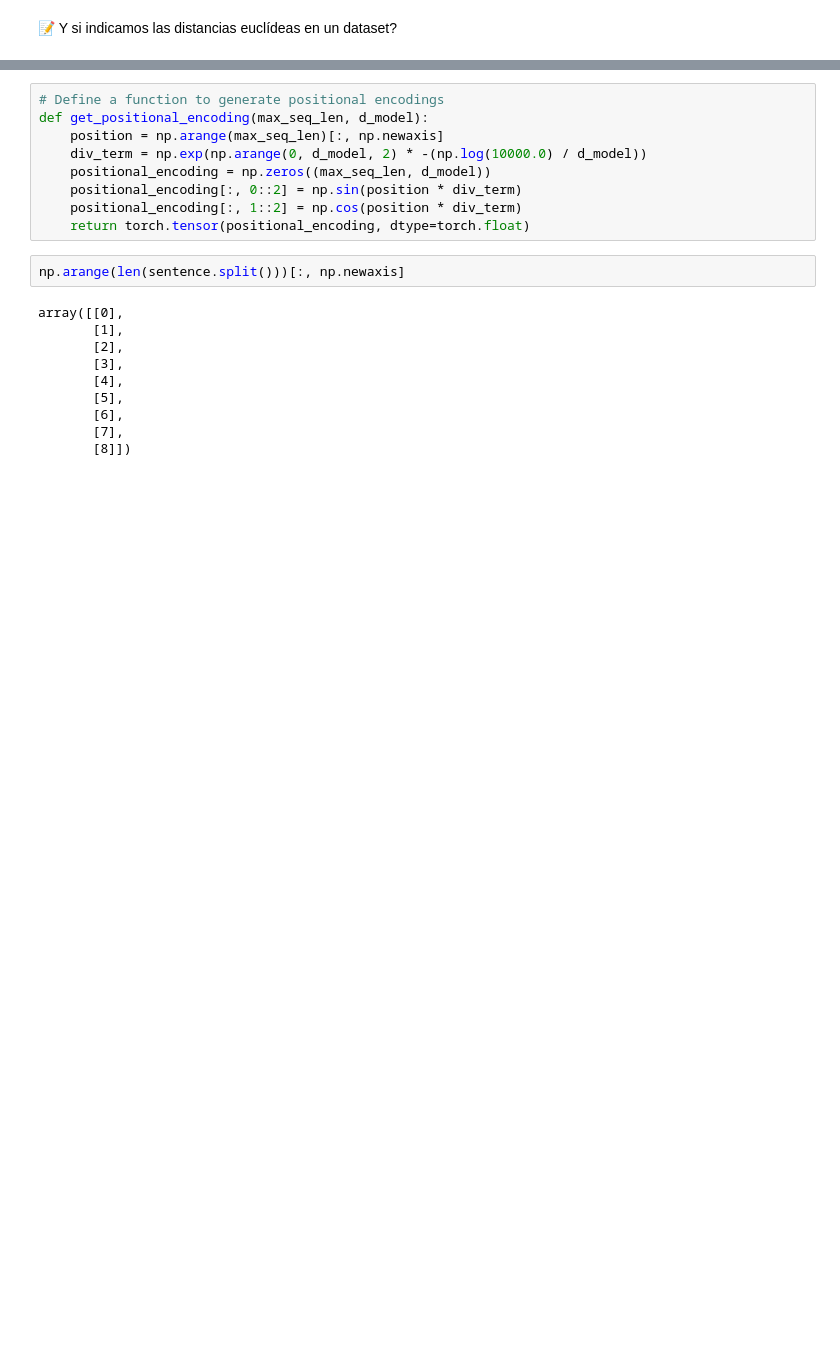
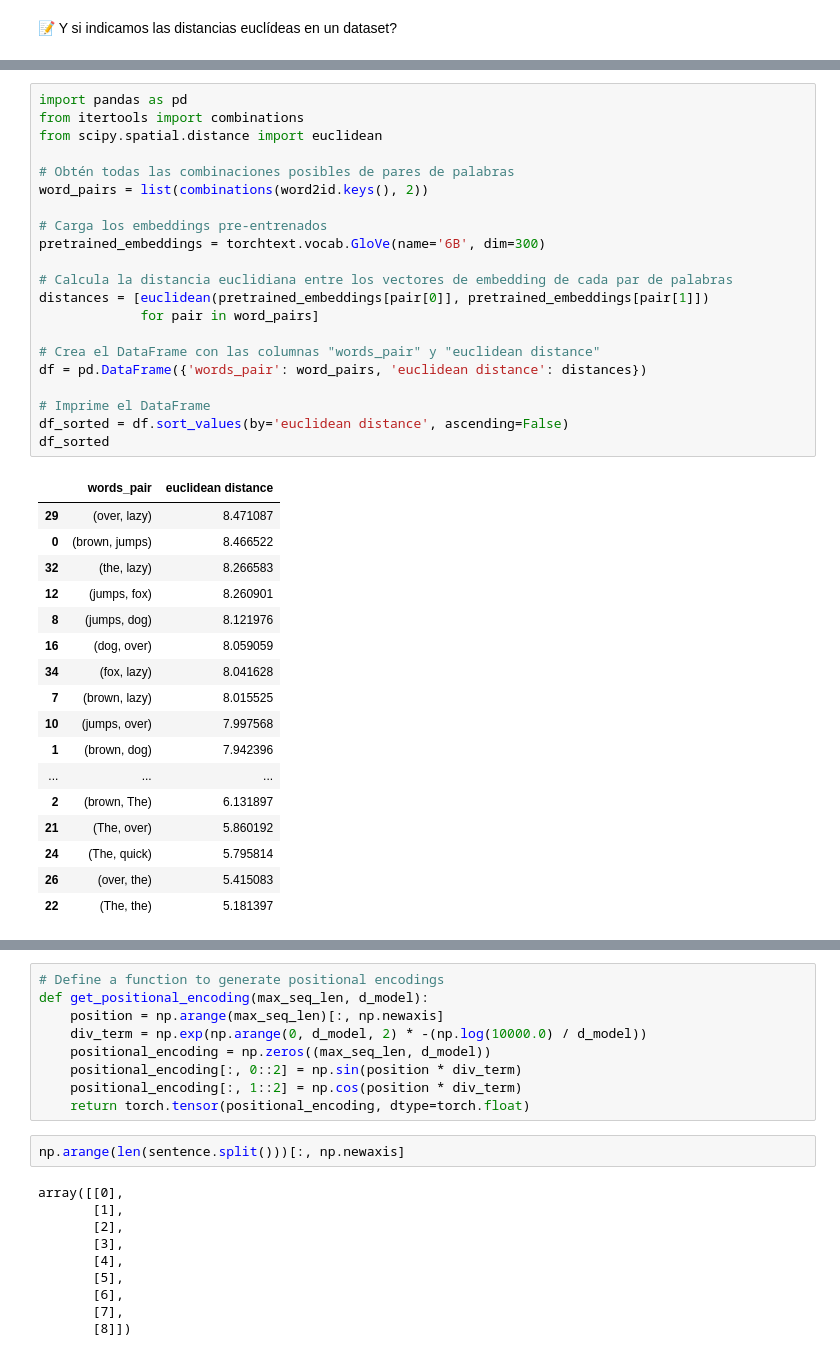
Before and after one commit to GermanCM/databricks-llm-foundation-models, a Jupyter notebook: LLM 01 - Transformer Architecture/LLM 01 - Transformer Architecture run.ipynb, the cells around one changed output, grey strips where cells are left out. Drawn from its saved outputs; the diff is of its cells as text; blank space fills up the shorter version.

```diff
--- a/LLM 01 - Transformer Architecture/LLM 01 - Transformer Architecture run.ipynb
+++ b/LLM 01 - Transformer Architecture/LLM 01 - Transformer Architecture run.ipynb
@@ -221,0 +252,39 @@ tensor([[0.0000, 4.1704],
+# %%
+import pandas as pd
+from itertools import combinations
+from scipy.spatial.distance import euclidean
+
+# Obtén todas las combinaciones posibles de pares de palabras
+word_pairs = list(combinations(word2id.keys(), 2))
+
+# Carga los embeddings pre-entrenados
+pretrained_embeddings = torchtext.vocab.GloVe(name='6B', dim=300)
+
+# Calcula la distancia euclidiana entre los vectores de embedding de cada par de palabras
+distances = [euclidean(pretrained_embeddings[pair[0]], pretrained_embeddings[pair[1]])
+             for pair in word_pairs]
+
+# Crea el DataFrame con las columnas "words_pair" y "euclidean distance"
+df = pd.DataFrame({'words_pair': word_pairs, 'euclidean distance': distances})
+
+# Imprime el DataFrame
+df_sorted = df.sort_values(by='euclidean distance', ascending=False)
+df_sorted
+# %% [output]
+|  | words_pair | euclidean distance |
+| 29 | (over, lazy) | 8.471087 |
+| 0 | (brown, jumps) | 8.466522 |
+| 32 | (the, lazy) | 8.266583 |
+| 12 | (jumps, fox) | 8.260901 |
+| 8 | (jumps, dog) | 8.121976 |
+| 16 | (dog, over) | 8.059059 |
+| 34 | (fox, lazy) | 8.041628 |
+| 7 | (brown, lazy) | 8.015525 |
+| 10 | (jumps, over) | 7.997568 |
+| 1 | (brown, dog) | 7.942396 |
+| ... | ... | ... |
+| 2 | (brown, The) | 6.131897 |
+| 21 | (The, over) | 5.860192 |
+| 24 | (The, quick) | 5.795814 |
+| 26 | (over, the) | 5.415083 |
+| 22 | (The, the) | 5.181397 |
```
Also changed, not shown: parts of 20 cells of this notebook.
